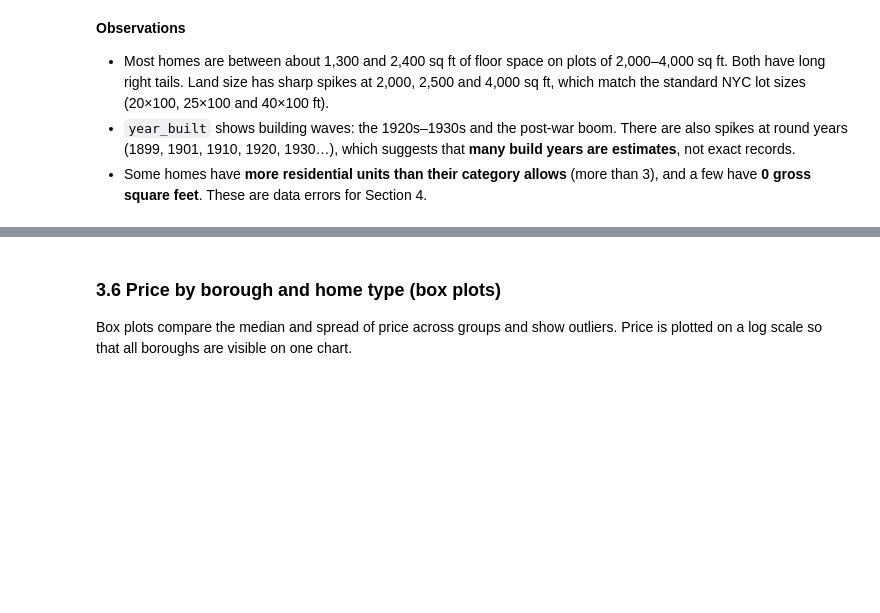
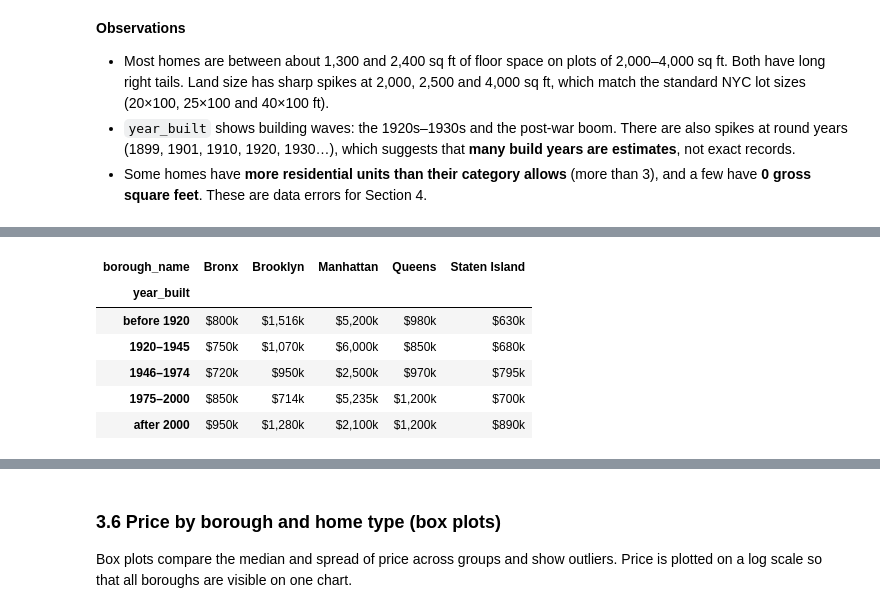
Before and after one commit to nodirbeksolijonov/MLDA-CW1-NYC-Property-Sales, a Jupyter notebook: notebooks/MLDA_CW1_NYC_Property_Sales.ipynb, the cells around one changed output, grey strips where cells are left out. Saved outputs shown, nothing was run; the diff lists cells and outputs as text; code cells hidden in the pictures; blank space fills up the shorter version.

```diff
--- a/notebooks/MLDA_CW1_NYC_Property_Sales.ipynb
+++ b/notebooks/MLDA_CW1_NYC_Property_Sales.ipynb
@@ -493,0 +565,14 @@ plt.show()
+# %%
+# Does age still matter within one borough? Median price by build period, borough by borough
+periods = pd.cut(built["year_built"], [0, 1919, 1945, 1974, 2000, 2025],
+                 labels=["before 1920", "1920–1945", "1946–1974", "1975–2000", "after 2000"])
+built.pivot_table(index=periods, columns="borough_name", values="sale_price",
+                  aggfunc="median", observed=True).map(lambda v: f"${v / 1e3:,.0f}k")
+# %% [output]
+| borough_name | Bronx | Brooklyn | Manhattan | Queens | Staten Island |
+| year_built |  |  |  |  |  |
+| before 1920 | $800k | $1,516k | $5,200k | $980k | $630k |
+| 1920–1945 | $750k | $1,070k | $6,000k | $850k | $680k |
+| 1946–1974 | $720k | $950k | $2,500k | $970k | $795k |
+| 1975–2000 | $850k | $714k | $5,235k | $1,200k | $700k |
+| after 2000 | $950k | $1,280k | $2,100k | $1,200k | $890k |
```
Also changed, not shown: parts of 8 cells of this notebook.
